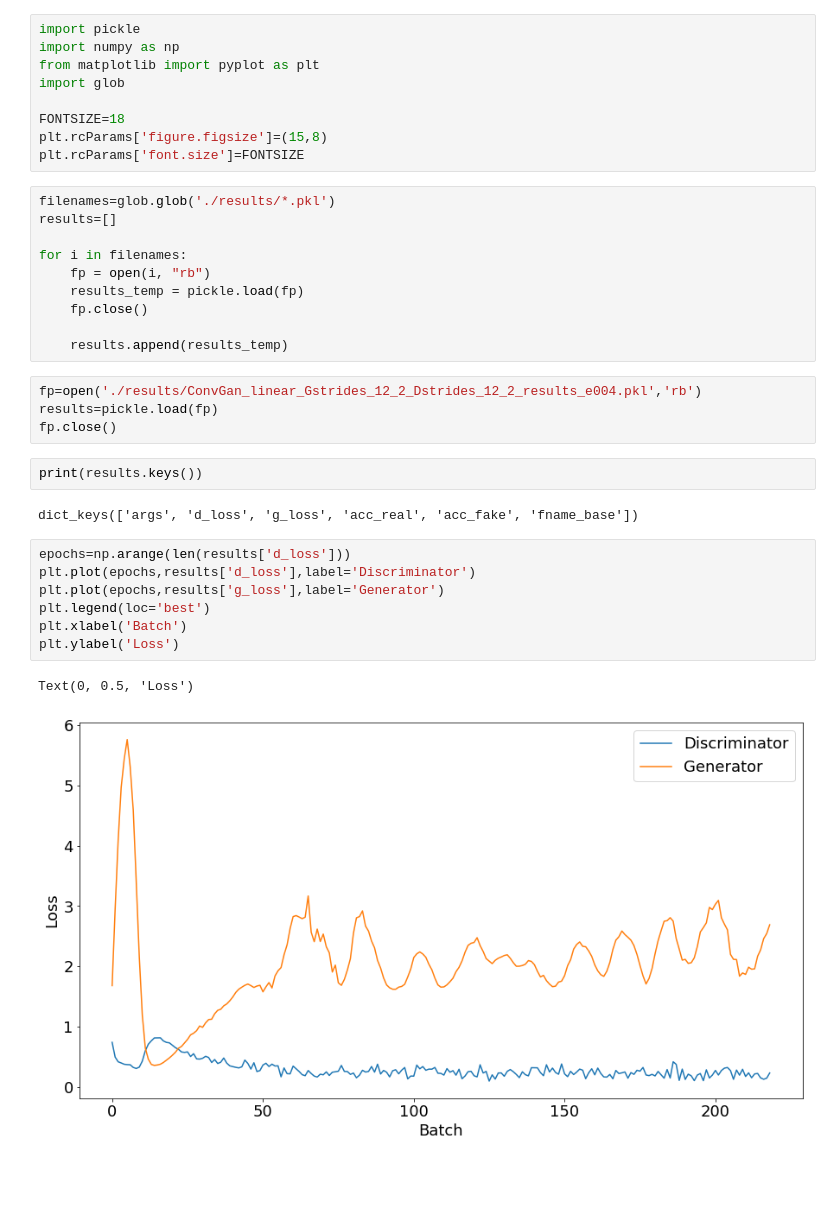
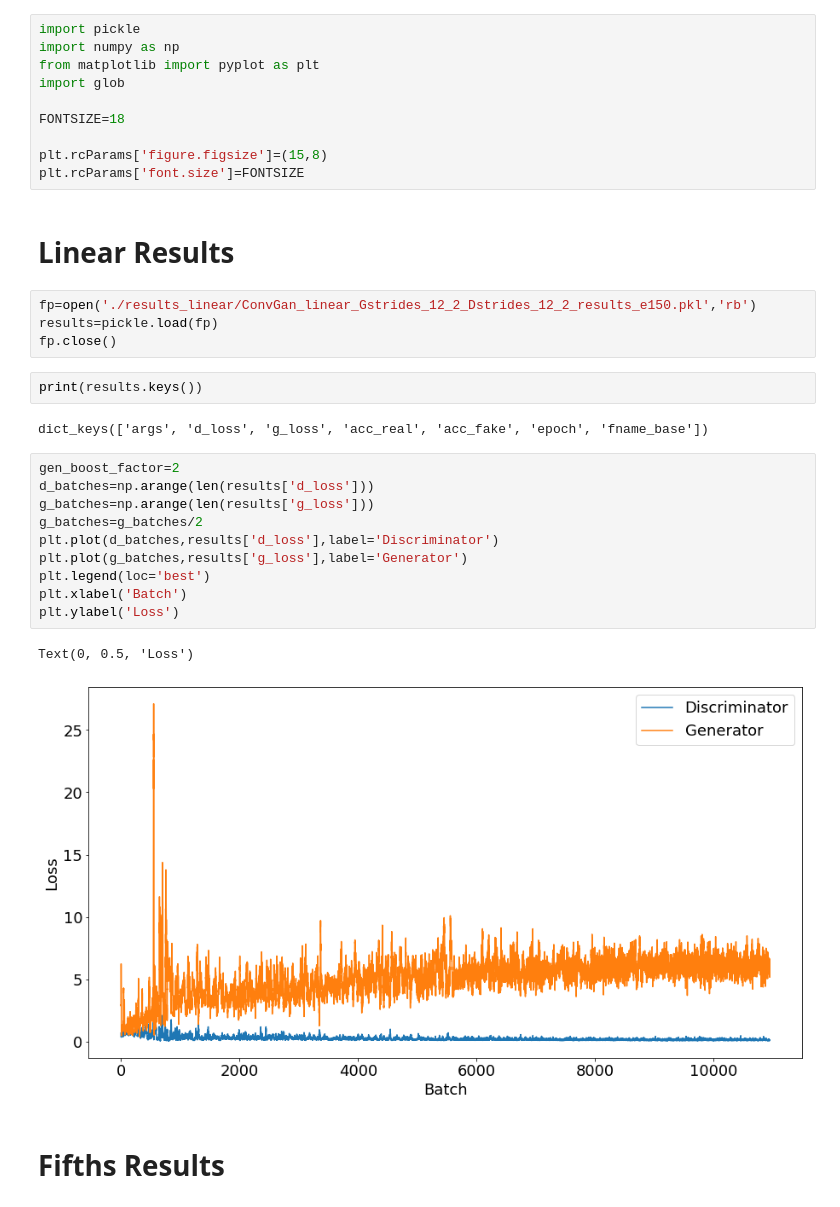
Before and after one commit to Collin-Dabbieri/GAN_Project, a Jupyter notebook: ConvGAN/ReviewResults.ipynb, the cells around one changed output. Saved outputs shown, nothing was run; the diff lists cells and outputs as text; blank space fills up the shorter version.

```diff
--- a/ConvGAN/ReviewResults.ipynb
+++ b/ConvGAN/ReviewResults.ipynb
@@ -5,33 +5,31 @@ from matplotlib import pyplot as plt
 import glob
 
 FONTSIZE=18
+
 plt.rcParams['figure.figsize']=(15,8)
 plt.rcParams['font.size']=FONTSIZE
-# %%
-filenames=glob.glob('./results/*.pkl')
-results=[]
-
-for i in filenames:
-    fp = open(i, "rb")
-    results_temp = pickle.load(fp)
-    fp.close()
-
-    results.append(results_temp)
+# %% [markdown]
+# Linear Results
 # %%
-fp=open('./results/ConvGan_linear_Gstrides_12_2_Dstrides_12_2_results_e004.pkl','rb')
+fp=open('./results_linear/ConvGan_linear_Gstrides_12_2_Dstrides_12_2_results_e150.pkl','rb')
 results=pickle.load(fp)
 fp.close()
 # %%
 print(results.keys())
 # %% [output]
-dict_keys(['args', 'd_loss', 'g_loss', 'acc_real', 'acc_fake', 'fname_base'])
+dict_keys(['args', 'd_loss', 'g_loss', 'acc_real', 'acc_fake', 'epoch', 'fname_base'])
 # %%
-epochs=np.arange(len(results['d_loss']))
-plt.plot(epochs,results['d_loss'],label='Discriminator')
-plt.plot(epochs,results['g_loss'],label='Generator')
+gen_boost_factor=2
+d_batches=np.arange(len(results['d_loss']))
+g_batches=np.arange(len(results['g_loss']))
+g_batches=g_batches/2
+plt.plot(d_batches,results['d_loss'],label='Discriminator')
+plt.plot(g_batches,results['g_loss'],label='Generator')
 plt.legend(loc='best')
 plt.xlabel('Batch')
 plt.ylabel('Loss')
 # %% [output]
 Text(0, 0.5, 'Loss')
-[figure, old version]
+[figure, new version]
+# %% [markdown]
+# Fifths Results
```
Also changed, not shown: parts of 34 cells of this notebook, 2 other files.
